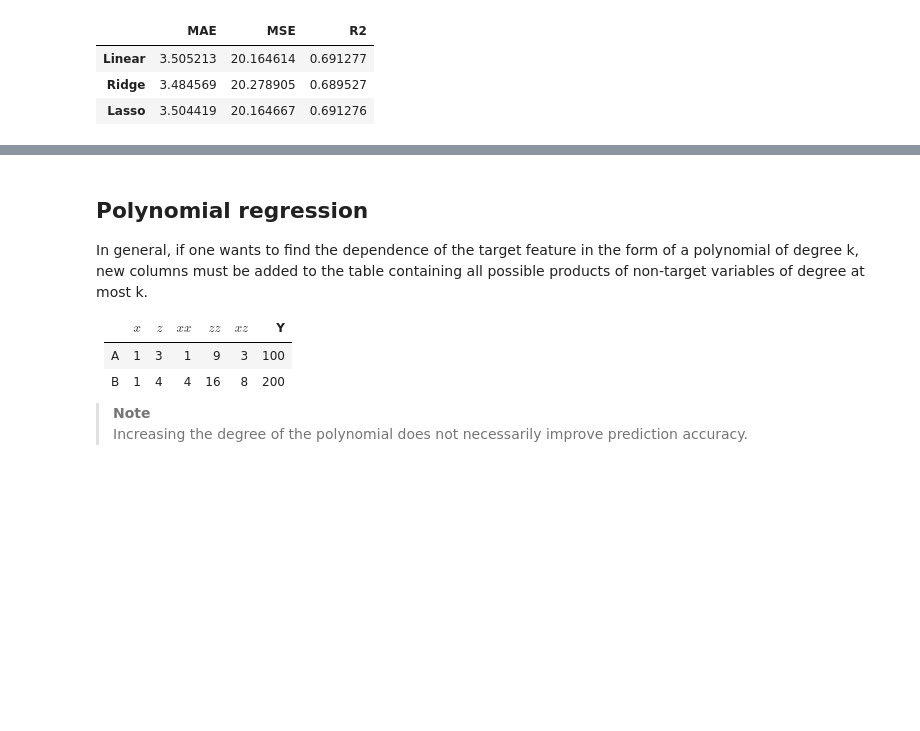
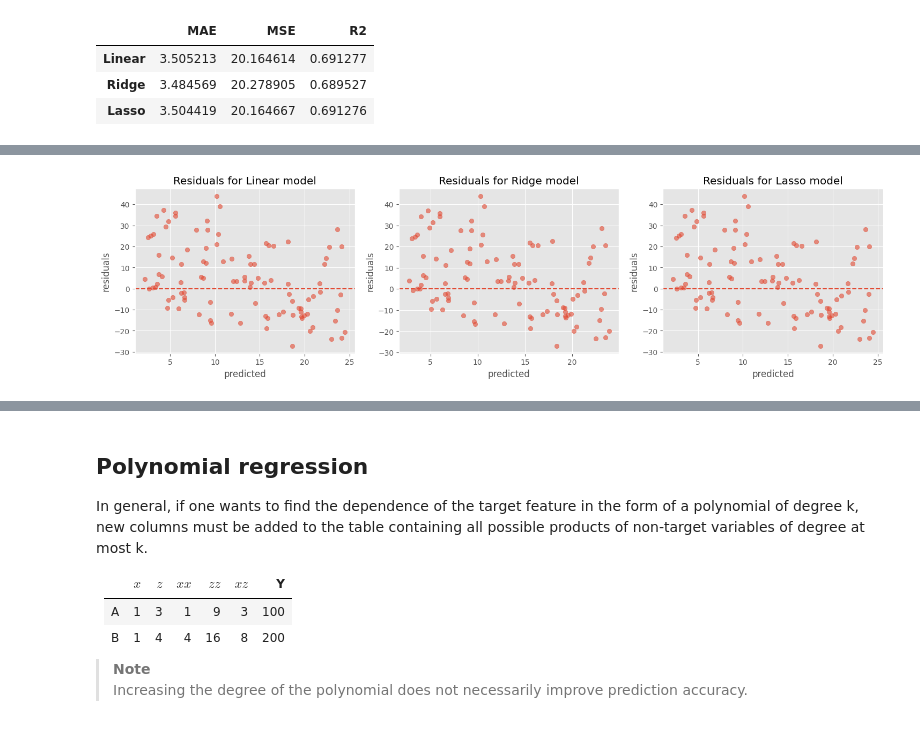
Before and after one commit to fadeeva/nakedML, a Jupyter notebook: MLnotes/005_Linear_Regression.ipynb, the cells around one changed output, grey strips where cells are left out. Saved outputs shown, nothing was run; the diff lists cells and outputs as text; code cells hidden in the pictures; blank space fills up the shorter version.

Commit message:
plots for residuals and distribution of y

```diff
--- a/MLnotes/005_Linear_Regression.ipynb
+++ b/MLnotes/005_Linear_Regression.ipynb
@@ -355,0 +356,11 @@ plt.legend()
+# %%
+fig, axs = plt.subplots(1, 3, figsize=(18, 4))
+for i, (name, model) in enumerate(models.items()):
+    residuals = y - model.predict(X_2d)
+    axs[i].scatter(model.predict(X_2d), residuals, alpha=0.6)
+    axs[i].axhline(y=0, linestyle='--')
+    axs[i].set_xlabel('predicted')
+    axs[i].set_ylabel('residuals')
+    axs[i].set_title(f'Residuals for {name} model')
+# %% [output]
+[figure, added]
```
Also changed, not shown: parts of 2 cells of this notebook.
